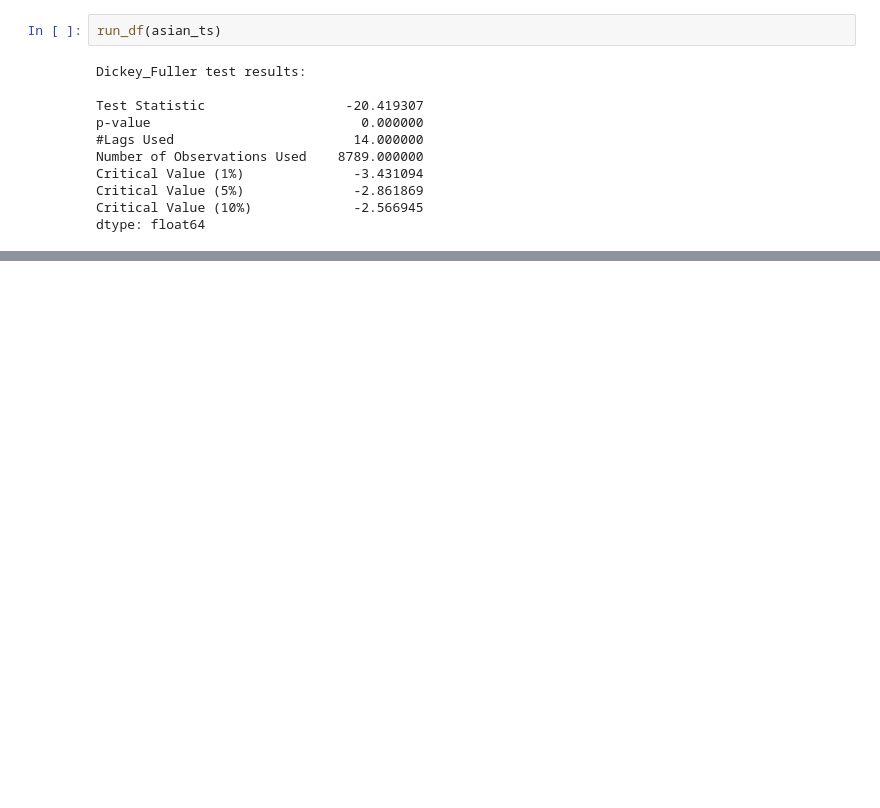
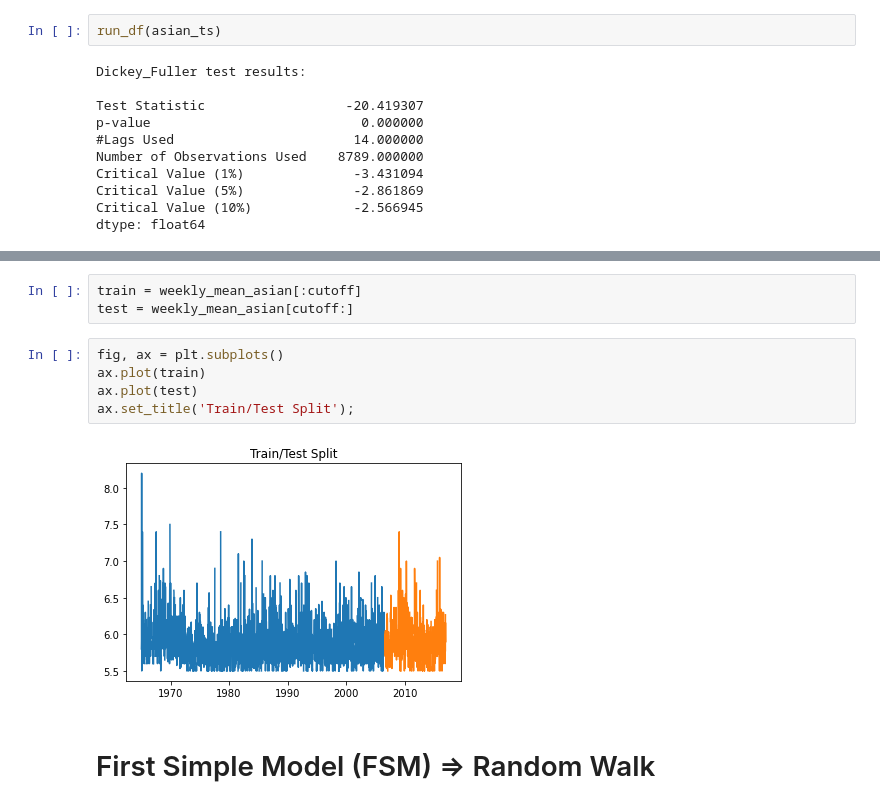
Before and after one commit to theobigdog/On-Shaky-Ground---Earthquakes-in-Asia, a Jupyter notebook: Flatiron Capstone - Earthquake Prediction.ipynb, the cells around one changed output, grey strips where cells are left out. Drawn from its saved outputs; the diff is of its cells as text; blank space fills up the shorter version.

```diff
--- a/Flatiron Capstone - Earthquake Prediction.ipynb
+++ b/Flatiron Capstone - Earthquake Prediction.ipynb
@@ -834,0 +943,12 @@ dtype: float64
+# %%
+train = weekly_mean_asian[:cutoff]
+test = weekly_mean_asian[cutoff:]
+# %%
+fig, ax = plt.subplots()
+ax.plot(train)
+ax.plot(test)
+ax.set_title('Train/Test Split');
+# %% [output]
+[figure, added]
+# %% [markdown]
+# First Simple Model (FSM) => Random Walk
```
Also changed, not shown: parts of 43 cells of this notebook.
